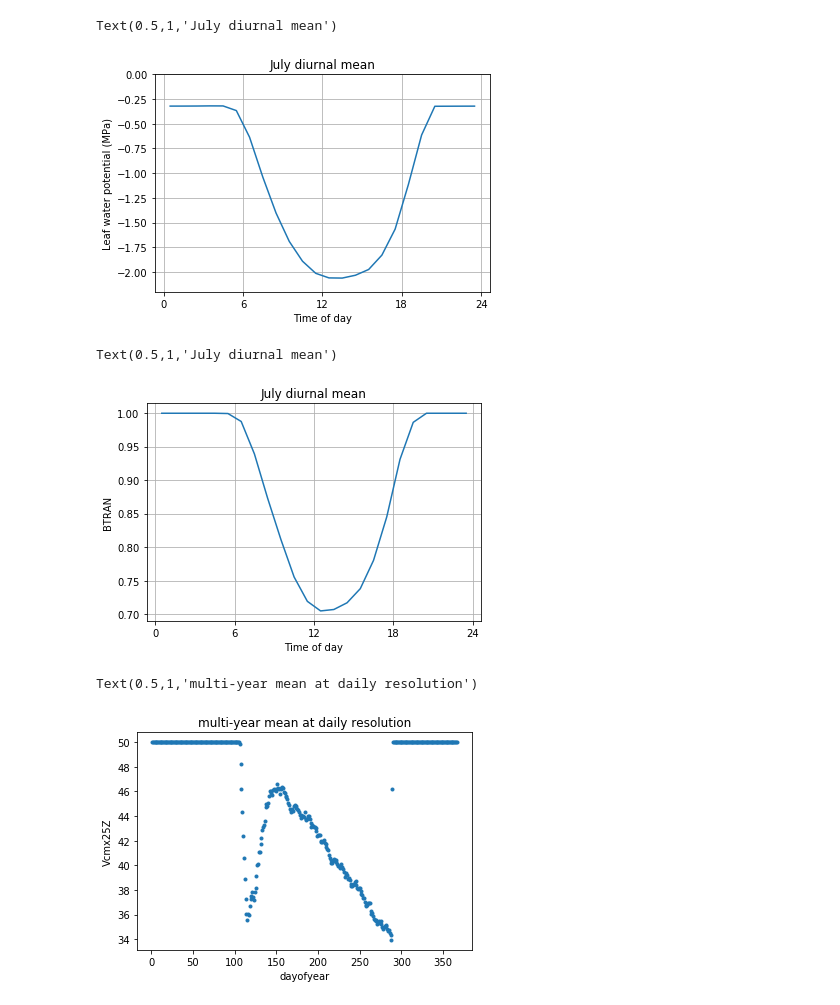
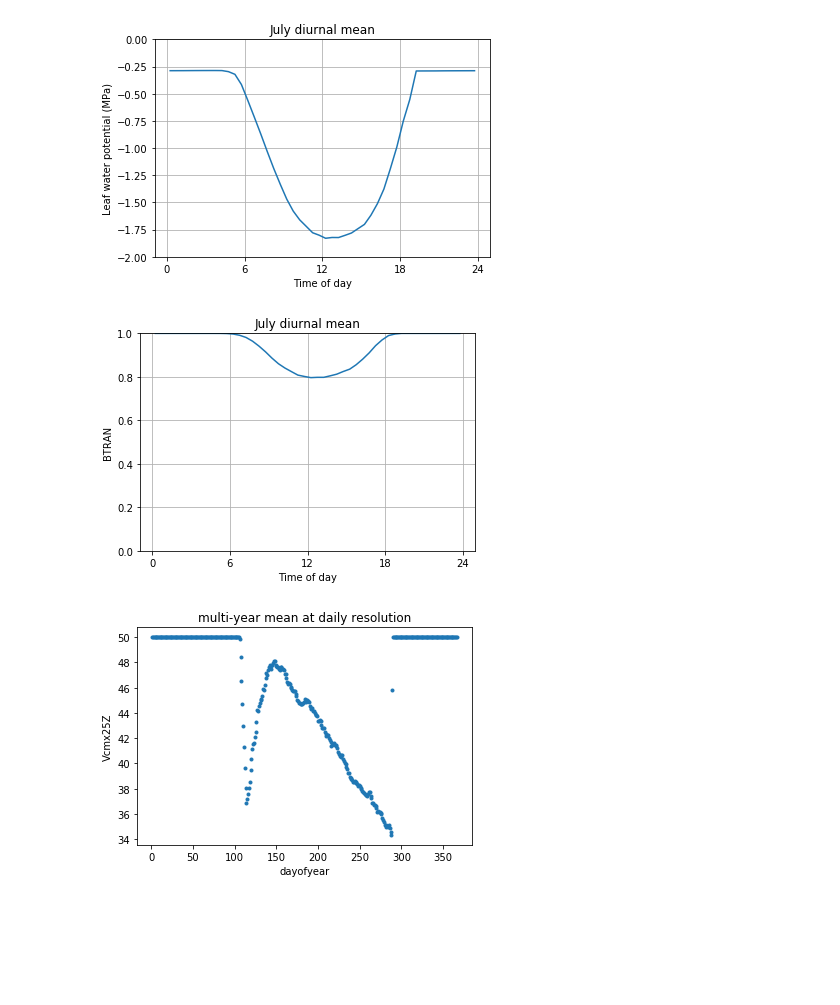
Before and after one commit to djk2120/UMB_cap, a Jupyter notebook: pyth/US-UMB_default_CLM5.0.30.ipynb, the cells around one changed output. Saved outputs shown, nothing was run; the diff lists cells and outputs as text; code cells hidden in the pictures; blank space fills up the shorter version.

```diff
--- a/pyth/US-UMB_default_CLM5.0.30.ipynb
+++ b/pyth/US-UMB_default_CLM5.0.30.ipynb
@@ -75,14 +68 @@ Text(0.5,1,'Monthly means')
 [figure]
-# %%
-mc = np.unique(ds['mcsec'][ds['time.year']==2015])
-g = ds['mcsec'].load()
-
-i = 0
-j = 1
-for t in mc:
-    g[ds['mcsec']==t]=j
-    if (i%2)==1:
-        j = j+1
-    i +=1
-
-plt.plot(g[0:100])
@@ -92,43 +69,43 @@ plt.plot(g[0:100])
 # %%
 xf = 1/101972
-ix = ds.swap_dims({'time':'mcsec'})['time.month']==7
-lwp = xf*(ds.swap_dims({'time':'mcsec'})['VEGWP'][ix,0]
-               .groupby('mcsec').mean(dim=xr.ALL_DIMS).values)
-lwp_diurnal = np.zeros(24)
-lwp_diurnal[:17] = lwp[7:]
-lwp_diurnal[17:] = lwp[:7]
+ds2 = ds.swap_dims({'time':'mcsec'})
+ix = np.logical_and(ds2['time.month']==7,ds2['time.year']>2006)
+lwp = xf*ds2['VEGWP'][ix,0].groupby('mcsec').mean(dim=xr.ALL_DIMS).values
+lwp_diurnal = np.zeros(48)
+lwp_diurnal[:34] = lwp[14:]
+lwp_diurnal[34:] = lwp[:14]
 
-plt.plot(0.5+np.arange(24),lwp_diurnal)
+
+plt.plot(0.25+np.arange(48)/2,lwp_diurnal)
 plt.xticks(6*np.arange(5))
-plt.ylim([-2.2,0])
+plt.ylim([-2,0])
 plt.grid()
 plt.ylabel('Leaf water potential (MPa)')
 plt.xlabel('Time of day')
-plt.title('July diurnal mean')
+plt.title('July diurnal mean');
 # %% [output]
-Text(0.5,1,'July diurnal mean')
-[figure, old version]
+[figure, new version]
 # %%
-ix = ds.swap_dims({'time':'mcsec'})['time.month']==7
-lwp = (ds.swap_dims({'time':'mcsec'})['BTRAN'][ix]
-               .groupby('mcsec').mean(dim=xr.ALL_DIMS).values)
-lwp_diurnal = np.zeros(24)
-lwp_diurnal[:17] = lwp[7:]
-lwp_diurnal[17:] = lwp[:7]
 
-plt.plot(0.5+np.arange(24),lwp_diurnal)
+ds2 = ds.swap_dims({'time':'mcsec'})
+ix = np.logical_and(ds2['time.month']==7,ds2['time.year']>2006)
+bt = ds2['BTRAN'][ix,0].groupby('mcsec').mean(dim=xr.ALL_DIMS).values
+bt_diurnal = np.zeros(48)
+bt_diurnal[:34] = lwp[14:]
+bt_diurnal[34:] = lwp[:14]
+
+
+plt.plot(0.25+np.arange(48)/2,bt_diurnal)
 plt.xticks(6*np.arange(5))
-
+plt.ylim([0,1])
 plt.grid()
 plt.ylabel('BTRAN')
 plt.xlabel('Time of day')
-plt.title('July diurnal mean')
+plt.title('July diurnal mean');
 # %% [output]
-Text(0.5,1,'July diurnal mean')
-[figure, old version]
+[figure, new version]
 # %%
 ds['Vcmx25Z'].groupby('time.dayofyear').mean(dim=xr.ALL_DIMS).plot.line('.')
-plt.title('multi-year mean at daily resolution')
+plt.title('multi-year mean at daily resolution');
 # %% [output]
-Text(0.5,1,'multi-year mean at daily resolution')
-[figure, old version]
+[figure, new version]
```
Also changed, not shown: parts of 7 cells of this notebook.
